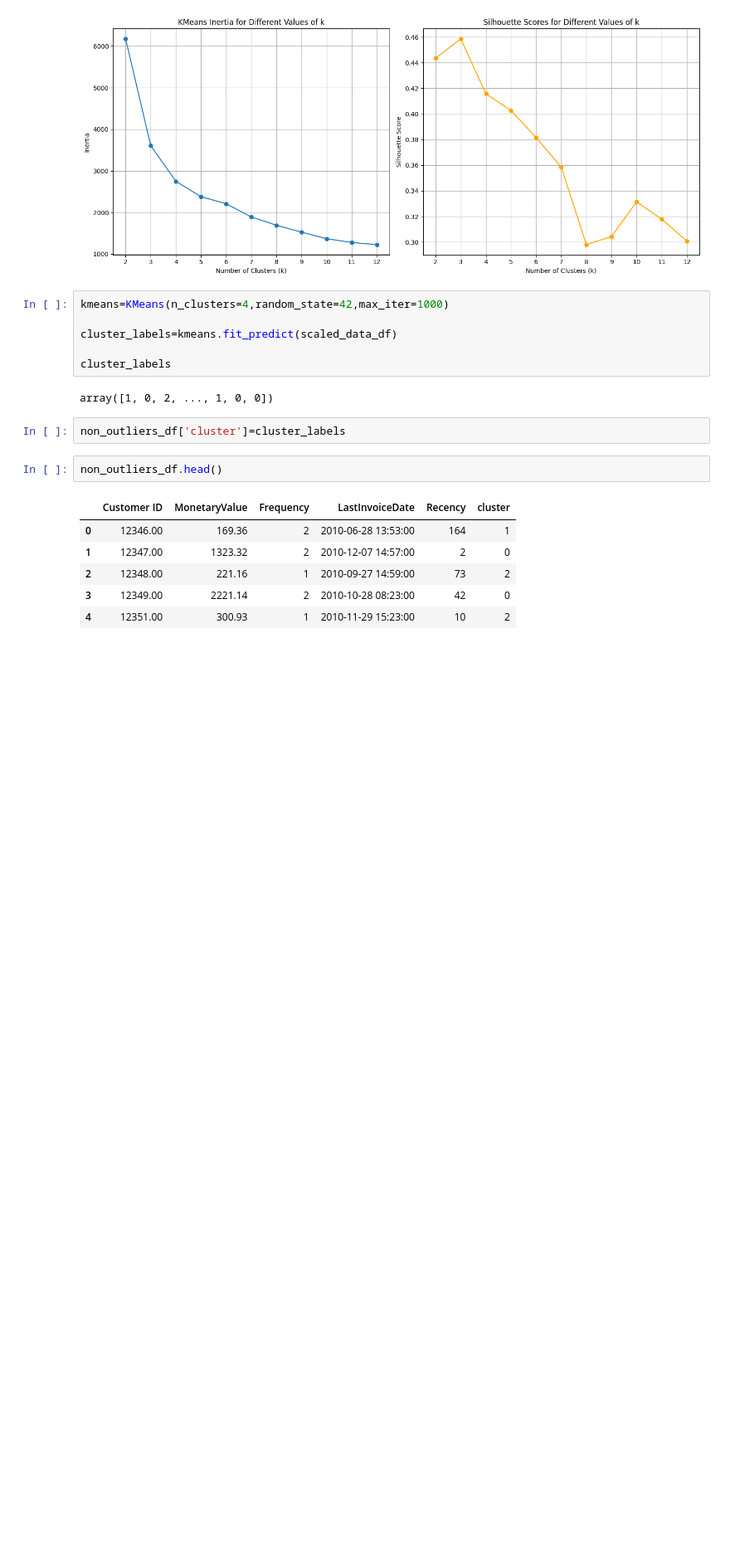
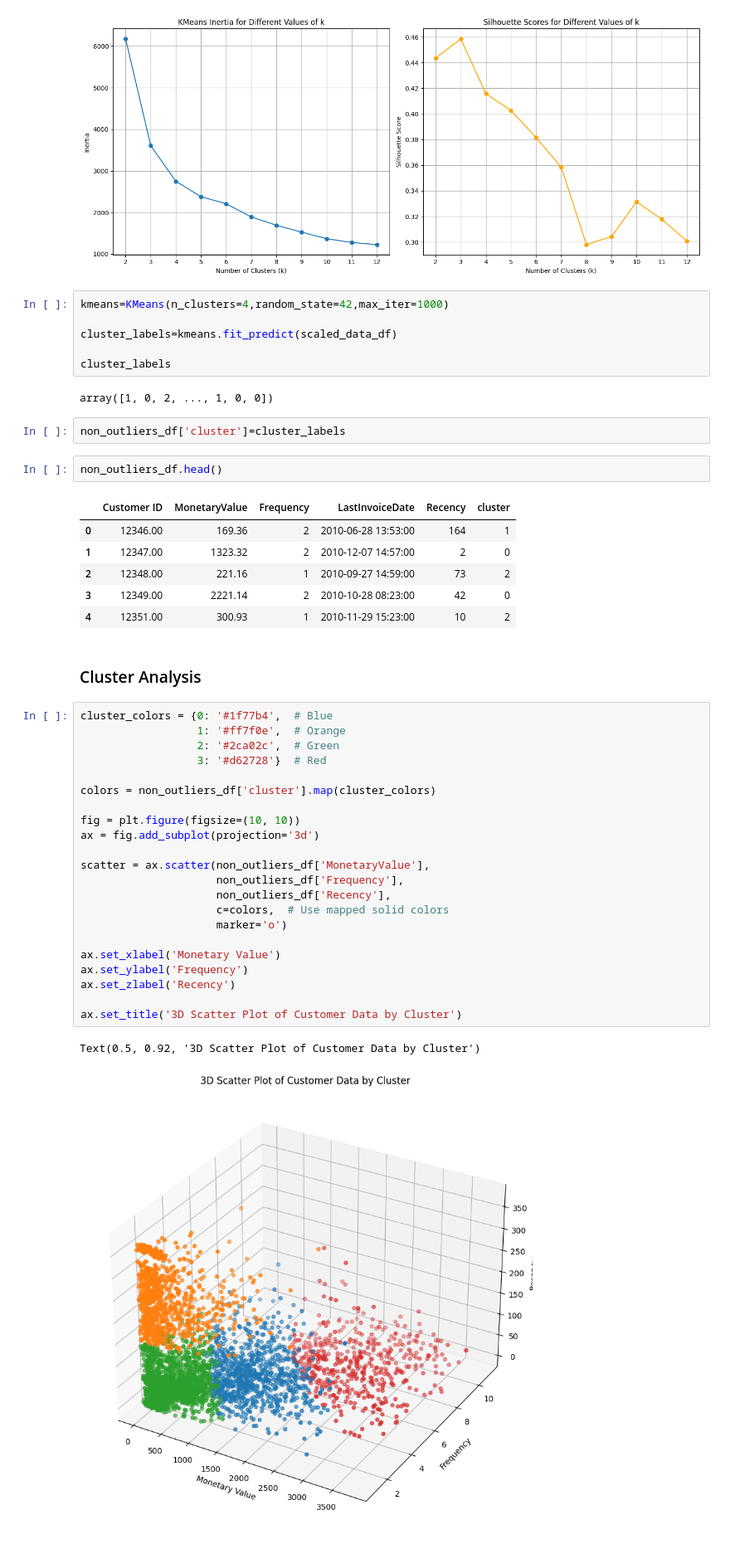
Before and after one commit to AvirukthGT/OnlineSalesAnalytics, a Jupyter notebook: Retail_data_clustering.ipynb, the cells around one changed output. Shown at 83% size. Drawn from its saved outputs; the diff is of its cells as text; blank space fills up the shorter version.

Commit message:
Cluster Analysis

```diff
--- a/Retail_data_clustering.ipynb
+++ b/Retail_data_clustering.ipynb
@@ -561,3 +561,30 @@ non_outliers_df.head()
 | 2 | 12348.00 | 221.16 | 1 | 2010-09-27 14:59:00 | 73 | 2 |
 | 3 | 12349.00 | 2221.14 | 2 | 2010-10-28 08:23:00 | 42 | 0 |
 | 4 | 12351.00 | 300.93 | 1 | 2010-11-29 15:23:00 | 10 | 2 |
+# %% [markdown]
+### Cluster Analysis
+# %%
+cluster_colors = {0: '#1f77b4',  # Blue
+                  1: '#ff7f0e',  # Orange
+                  2: '#2ca02c',  # Green
+                  3: '#d62728'}  # Red
+
+colors = non_outliers_df['cluster'].map(cluster_colors)
+
+fig = plt.figure(figsize=(10, 10))
+ax = fig.add_subplot(projection='3d')
+
+scatter = ax.scatter(non_outliers_df['MonetaryValue'],
+                     non_outliers_df['Frequency'],
+                     non_outliers_df['Recency'],
+                     c=colors,  # Use mapped solid colors
+                     marker='o')
+
+ax.set_xlabel('Monetary Value')
+ax.set_ylabel('Frequency')
+ax.set_zlabel('Recency')
+
+ax.set_title('3D Scatter Plot of Customer Data by Cluster')
+# %% [output]
+Text(0.5, 0.92, '3D Scatter Plot of Customer Data by Cluster')
+[figure, added]
```
Also changed, not shown: parts of 2 cells of this notebook.
